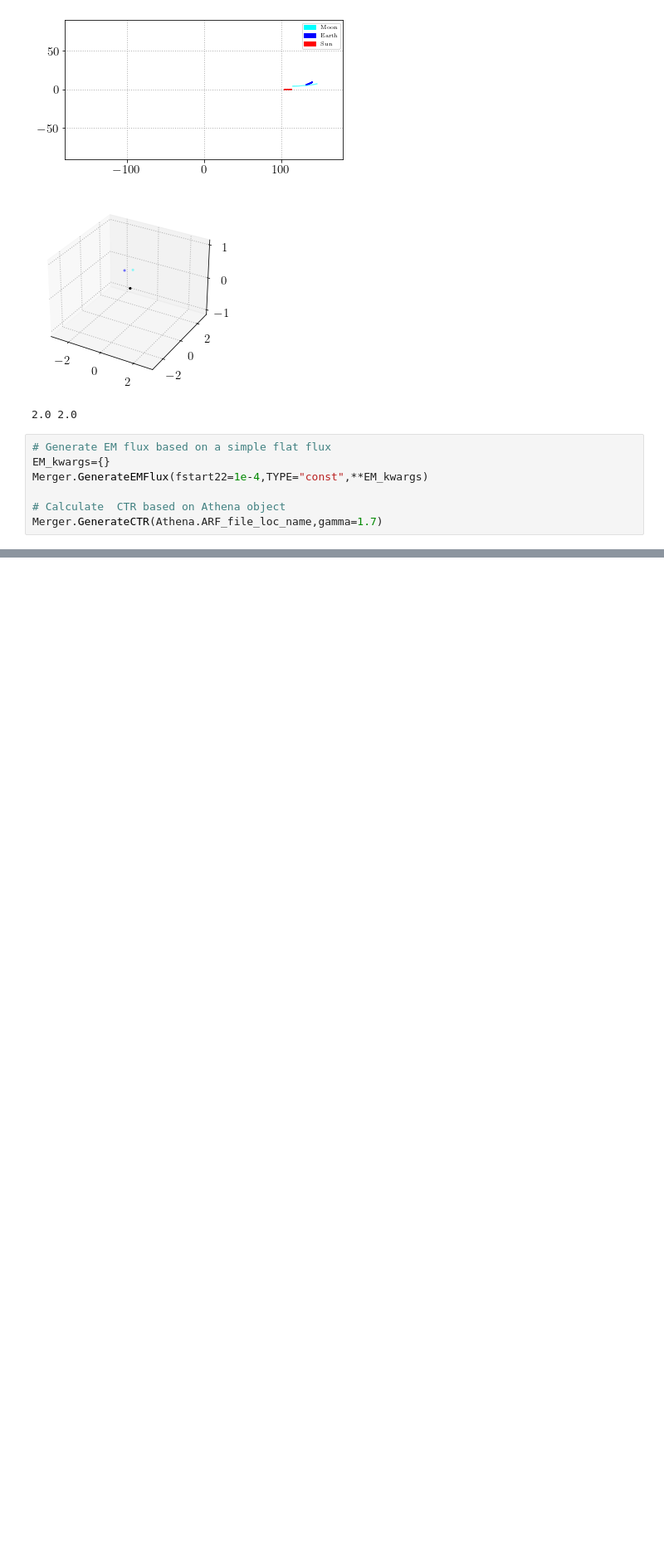
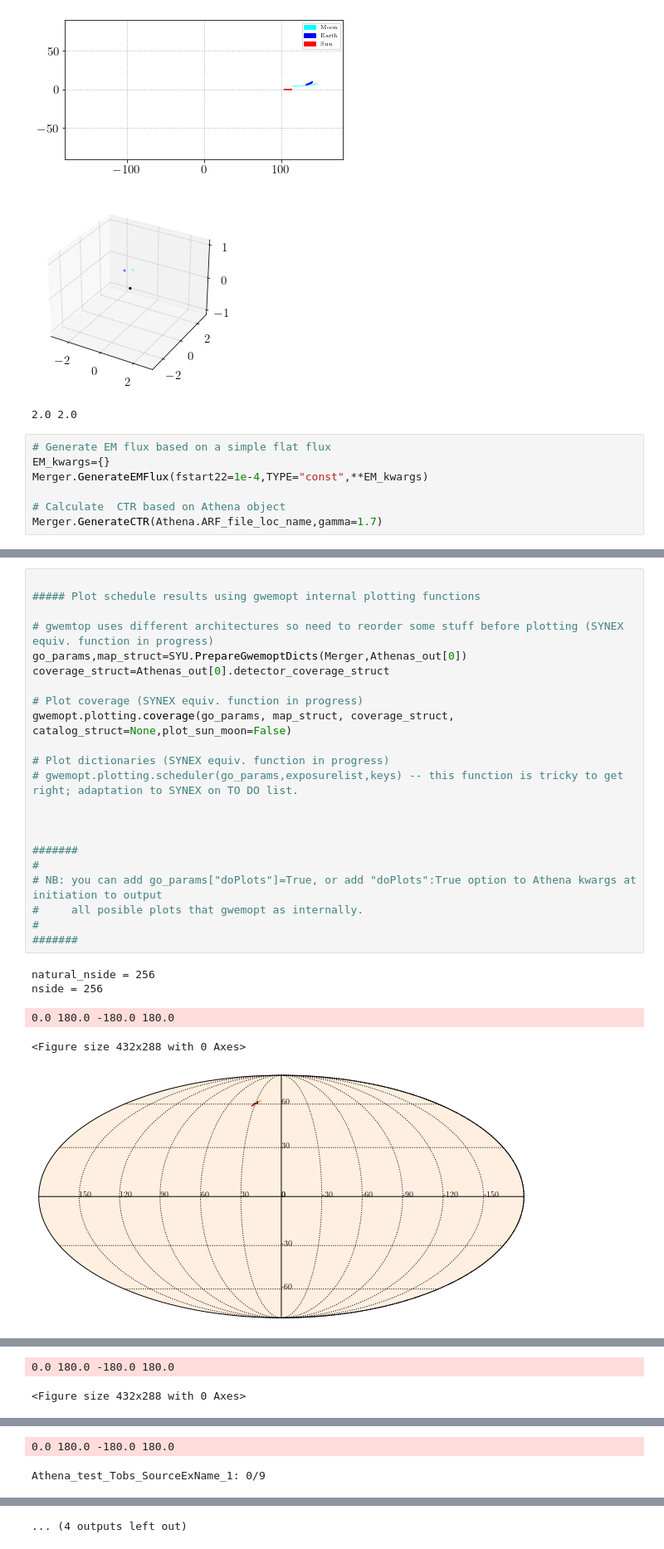
Before and after one commit to PAduverne/SYNEX, a Jupyter notebook: test_functions/Installation_tests.ipynb, the cells around one changed output, grey strips where cells are left out. Shown at 83% size. Drawn from its saved outputs; the diff is of its cells as text; blank space fills up the shorter version.

```diff
--- a/test_functions/Installation_tests.ipynb
+++ b/test_functions/Installation_tests.ipynb
@@ -462,0 +476,28 @@ Tobs: [0. 4.] found source 2 times, collecting 429.9779365044125 total photons f
+# %%
+
+##### Plot schedule results using gwemopt internal plotting functions
+
+# gwemtop uses different architectures so need to reorder some stuff before plotting (SYNEX equiv. function in progress)
+go_params,map_struct=SYU.PrepareGwemoptDicts(Merger,Athenas_out[0])
+coverage_struct=Athenas_out[0].detector_coverage_struct
+
+# Plot coverage (SYNEX equiv. function in progress)
+gwemopt.plotting.coverage(go_params, map_struct, coverage_struct, catalog_struct=None,plot_sun_moon=False)
+
+# Plot dictionaries (SYNEX equiv. function in progress)
+# gwemopt.plotting.scheduler(go_params,exposurelist,keys) -- this function is tricky to get right; adaptation to SYNEX on TO DO list.
+
+
+
+#######
+#
+# NB: you can add go_params["doPlots"]=True, or add "doPlots":True option to Athena kwargs at initiation to output
+#     all posible plots that gwemopt as internally.
+#
+#######
+# %% [output]
+natural_nside = 256
+nside = 256
+0.0 180.0 -180.0 180.0
+<Figure size 432x288 with 0 Axes>
+[figure, added]
@@ -462,0 +505,2 @@ Tobs: [0. 4.] found source 2 times, collecting 429.9779365044125 total photons f
+0.0 180.0 -180.0 180.0
+<Figure size 432x288 with 0 Axes>
@@ -462,0 +509,2 @@ Tobs: [0. 4.] found source 2 times, collecting 429.9779365044125 total photons f
+0.0 180.0 -180.0 180.0
+Athena_test_Tobs_SourceExName_1: 0/9
@@ -462,0 +512 @@ Tobs: [0. 4.] found source 2 times, collecting 429.9779365044125 total photons f
+... (4 outputs left out)
```
Also changed, not shown: parts of 14 cells of this notebook, 2 other files.
